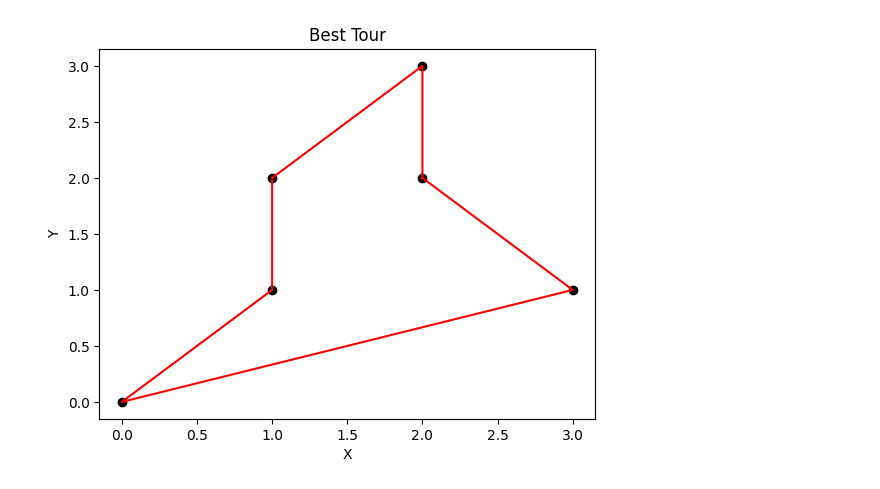
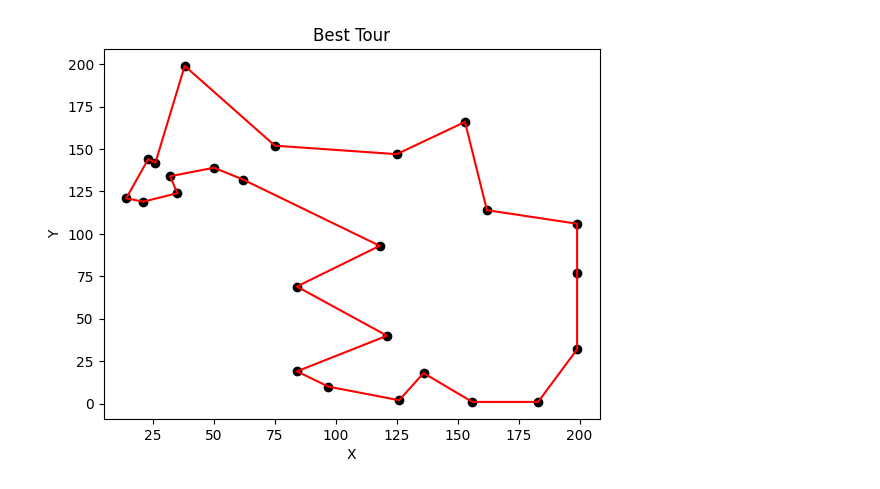
Before and after one commit to Jscastro197/A.I.-Project-3, a Jupyter notebook: proj3.ipynb, the cells around one changed output. Saved outputs shown, nothing was run; the diff lists cells and outputs as text; code cells hidden in the pictures.

Commit message:
changed array and name of tour

```diff
--- a/proj3.ipynb
+++ b/proj3.ipynb
@@ -4,12 +4,31 @@ import matplotlib.pyplot as plt
 
 # Define the TSP problem instance
 cities = np.array([
-    [0, 0],
-    [1, 1],
-    [1, 2],
-    [2, 2],
-    [3, 1],
-    [2, 3]
+        [199.0, 32.0],
+        [75.0, 152.0],
+        [121.0, 40.0],
+        [38.0, 199.0],
+        [162.0, 114.0],
+        [199.0, 106.0],
+        [125.0, 147.0],
+        [118.0, 93.0],
+        [26.0, 142.0],
+        [21.0, 119.0],
+        [50.0, 139.0],
+        [84.0, 19.0],
+        [136.0, 18.0],
+        [35.0, 124.0],
+        [32.0, 134.0],
+        [126.0, 2.0],
+        [153.0, 166.0],
+        [23.0, 144.0],
+        [84.0, 69.0],
+        [199.0, 77.0],
+        [97.0, 10.0],
+        [14.0, 121.0],
+        [156.0, 1.0],
+        [62.0, 132.0],
+        [183.0, 1.0]
 ])
 
 num_cities = len(cities)
@@ -31,7 +50,7 @@ rho = 0.1  # Pheromone evaporation rate
 pheromone = np.ones((num_cities, num_cities))
 
 # Initialize best tour
-best_tour = None
+tour_de_france = None
 best_distance = np.inf
 
 # ACO algorithm
@@ -66,34 +85,34 @@ for iteration in range(num_iterations):
 
                 # Randomly choose any unvisited city
                 next_city = np.random.choice(range(num_cities))
 
             ant_routes[ant, i] = next_city
             visited.append(next_city)
 
         # Calculate the tour length
         tour_length = sum(distance[ant_routes[ant, i - 1], ant_routes[ant, i]] for i in range(num_cities))
 
         # Update the best tour if applicable
         if tour_length < best_distance:
             best_distance = tour_length
-            best_tour = ant_routes[ant]
+            tour_de_france = ant_routes[ant]
 
     # Update pheromone trails
     pheromone *= (1 - rho)
     for ant in range(num_ants):
         for i in range(num_cities - 1):
             current_city = ant_routes[ant, i]
             next_city = ant_routes[ant, i + 1]
             pheromone[current_city, next_city] += 1.0 / distance[current_city, next_city]
 
 # Plot the best tour
-best_tour = np.append(best_tour, best_tour[0])  # Close the loop
+tour_de_france = np.append(tour_de_france, tour_de_france[0])  # Close the loop
 plt.figure()
 plt.plot(cities[:, 0], cities[:, 1], 'ko')
-plt.plot(cities[best_tour, 0], cities[best_tour, 1], 'r-')
+plt.plot(cities[tour_de_france, 0], cities[tour_de_france, 1], 'r-')
 plt.title('Best Tour')
 plt.xlabel('X')
 plt.ylabel('Y')
 plt.show()
 # %% [output]
-[figure, old version]
+[figure, new version]
```
